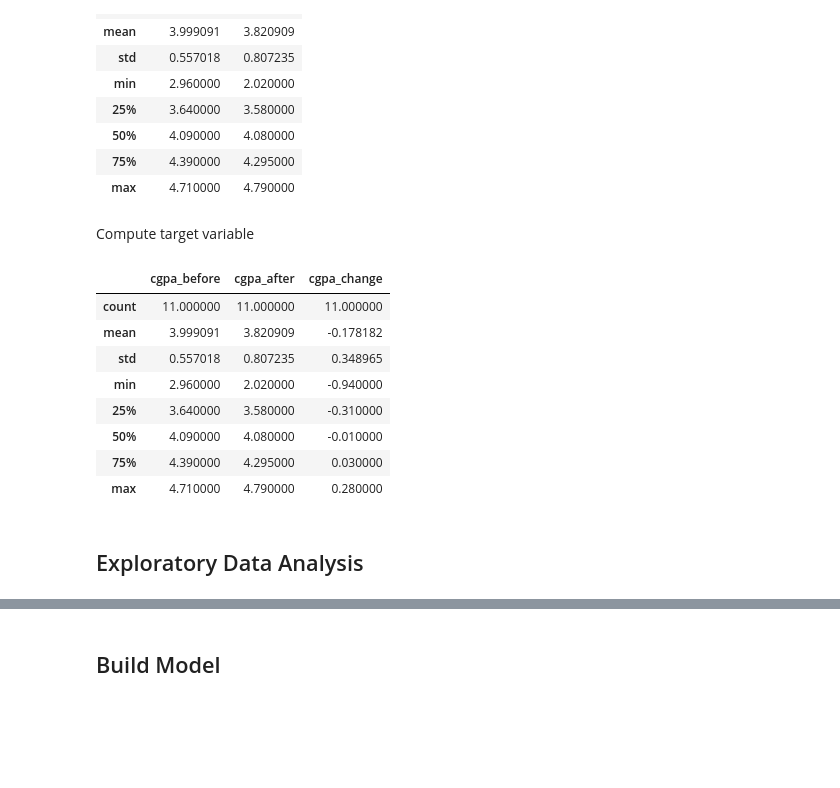
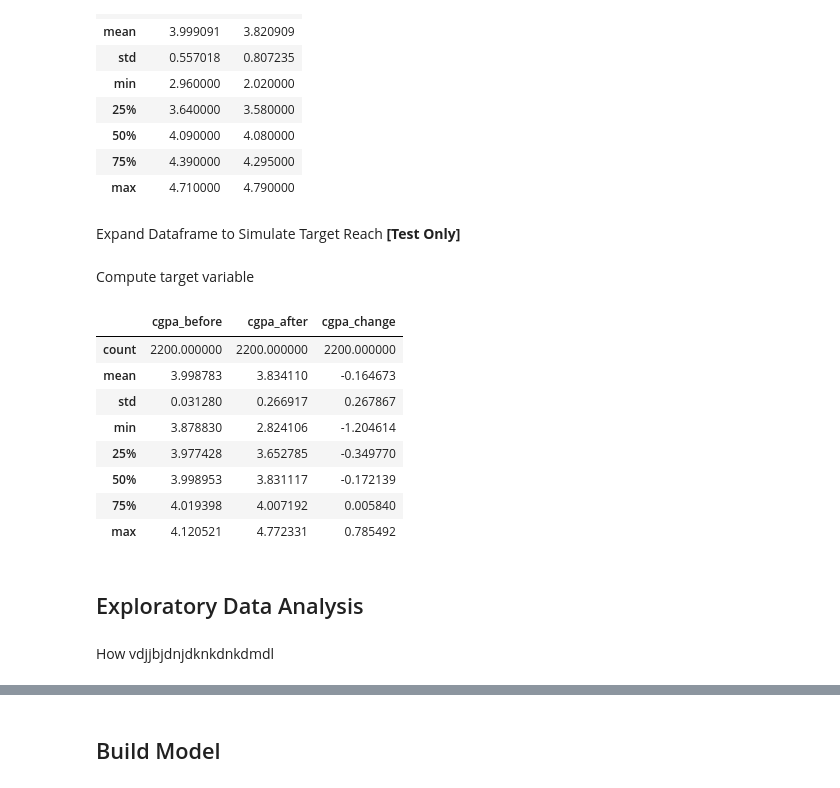
Before and after one commit to socratesjnr/asuu-strike-project, a Jupyter notebook: mock analysis/test.ipynb, the cells around one changed output, grey strips where cells are left out. Drawn from its saved outputs; the diff is of its cells as text; code cells hidden in the pictures; blank space fills up the shorter version.

```diff
--- a/mock analysis/test.ipynb
+++ b/mock analysis/test.ipynb
@@ -119,21 +120,39 @@ sample_df.describe()
 | 50% | 4.090000 | 4.080000 |
 | 75% | 4.390000 | 4.295000 |
 | max | 4.710000 | 4.790000 |
+# %% [markdown]
+Expand Dataframe to Simulate Target Reach **[Test Only]**
+# %%
+# expand dataframe to simulate 2000 respondents
+new_sample = pd.concat([sample_df]*200, ignore_index=True)
+
+
+# Predict random CGPA values for richer data
+# Subtracted 0.5 from std to ensure no values above 5.0 in CGPA
+
+std_before = new_sample.cgpa_before.std() - 0.5
+std_after = new_sample.cgpa_after.std() - 0.5
+mean_before = new_sample.cgpa_before.mean()
+mean_after = new_sample.cgpa_after.mean()
+
+np.random.seed(21)
+
+new_sample["cgpa_before"] = np.random.normal(mean_before, std_before, size=len(new_sample))
+new_sample["cgpa_after"] = np.random.normal(mean_after, std_after, size=len(new_sample))
 # %% [markdown]
 Compute target variable
 # %%
-sample_df["cgpa_change"] = sample_df["cgpa_after"] - sample_df["cgpa_before"]
-
-sample_df.describe()
+new_sample["cgpa_change"] = new_sample["cgpa_after"] - new_sample["cgpa_before"]
+new_sample.describe()
 # %% [output]
 |  | cgpa_before | cgpa_after | cgpa_change |
-| count | 11.000000 | 11.000000 | 11.000000 |
-| mean | 3.999091 | 3.820909 | -0.178182 |
-| std | 0.557018 | 0.807235 | 0.348965 |
-| min | 2.960000 | 2.020000 | -0.940000 |
-| 25% | 3.640000 | 3.580000 | -0.310000 |
-| 50% | 4.090000 | 4.080000 | -0.010000 |
-| 75% | 4.390000 | 4.295000 | 0.030000 |
-| max | 4.710000 | 4.790000 | 0.280000 |
+| count | 2200.000000 | 2200.000000 | 2200.000000 |
+| mean | 3.998783 | 3.834110 | -0.164673 |
+| std | 0.031280 | 0.266917 | 0.267867 |
+| min | 3.878830 | 2.824106 | -1.204614 |
+| 25% | 3.977428 | 3.652785 | -0.349770 |
+| 50% | 3.998953 | 3.831117 | -0.172139 |
+| 75% | 4.019398 | 4.007192 | 0.005840 |
+| max | 4.120521 | 4.772331 | 0.785492 |
 # %% [markdown]
 ## Exploratory Data Analysis
@@ -139,0 +161,2 @@ sample_df.describe()
+# %% [markdown]
+How vdjjbjdnjdknkdnkdmdl
```
Also changed, not shown: parts of 10 cells of this notebook.
